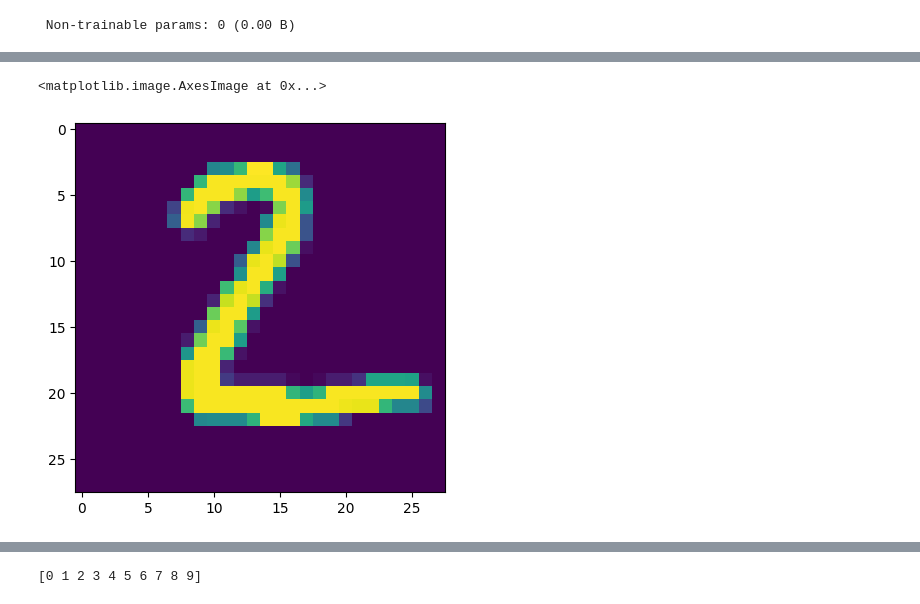
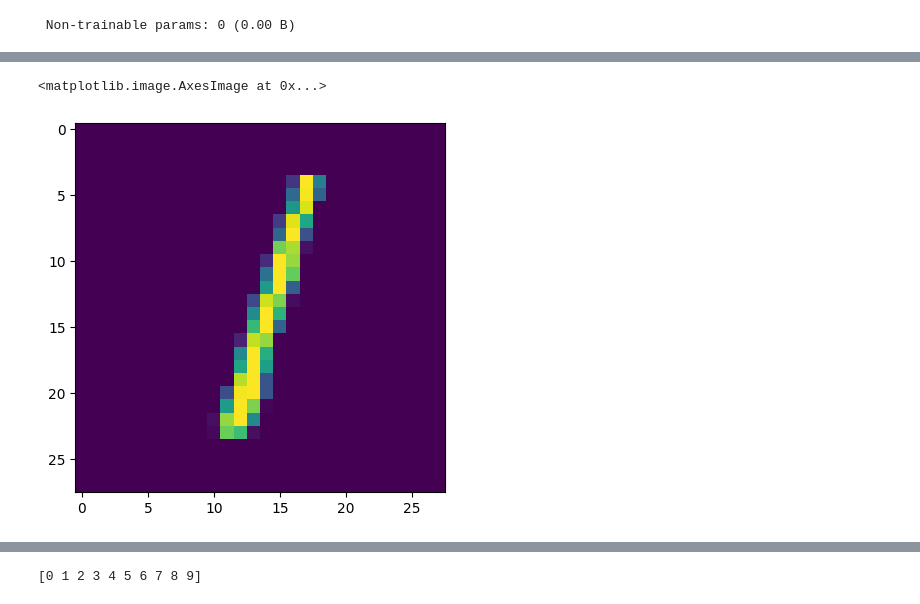
Before and after one commit to harshbhatt15/Deep_Learning, a Jupyter notebook: Artificial_Neuron_Network (ANN)/Classification/Multi-class/Digit-classification/digi-classi.ipynb, the cells around one changed output, grey strips where cells are left out. Saved outputs shown, nothing was run; the diff lists cells and outputs as text; code cells hidden in the pictures.

```diff
--- a/Artificial_Neuron_Network (ANN)/Classification/Multi-class/Digit-classification/digi-classi.ipynb
+++ b/Artificial_Neuron_Network (ANN)/Classification/Multi-class/Digit-classification/digi-classi.ipynb
@@ -187,6 +187,6 @@ accuracy 0.9777
 # %%
-plt.imshow(X_test[1])
+plt.imshow(X_test[2])
 # %% [output]
 <matplotlib.image.AxesImage at 0x...>
-[figure, old version]
+[figure, new version]
 # %%
```
Also changed, not shown: parts of 4 cells of this notebook.
